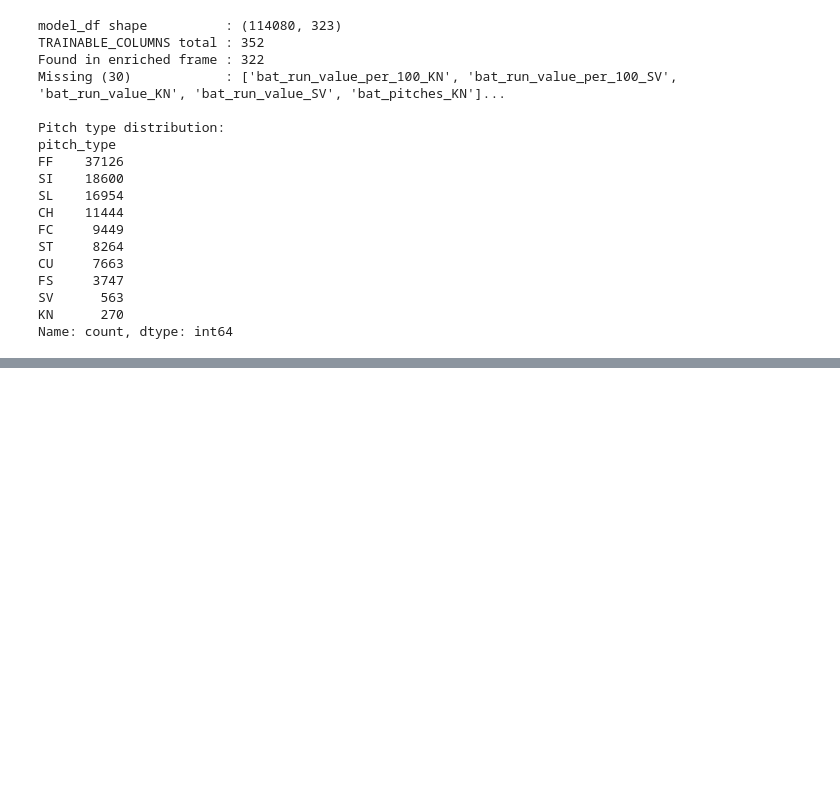
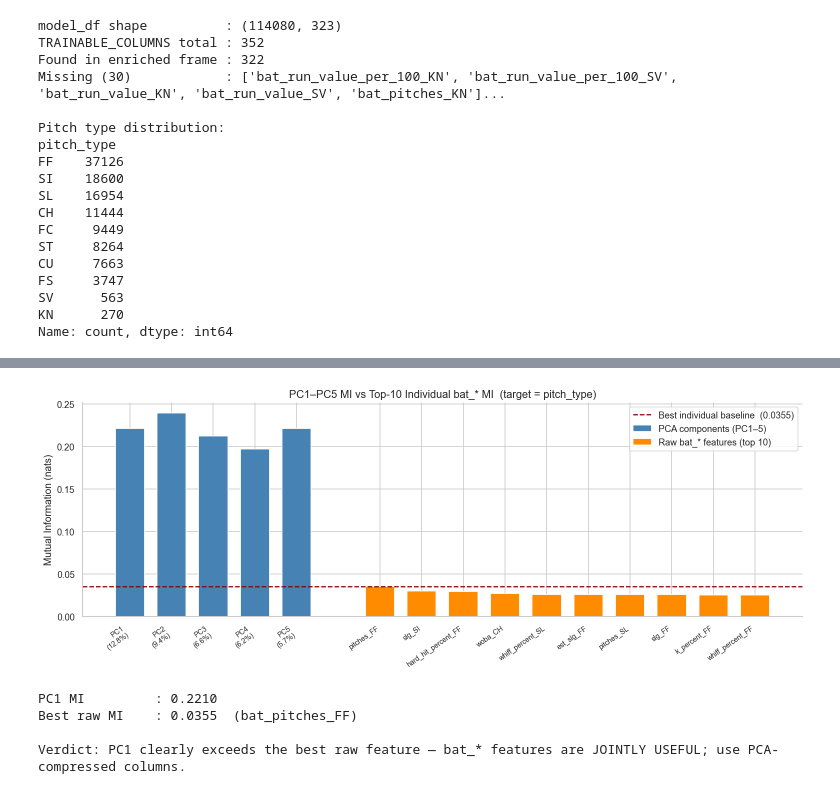
Before and after one commit to yihoolan/MLB-Pitch-Predictor, a Jupyter notebook: exploration/04_feature_importance_ml.ipynb, the cells around one changed output, grey strips where cells are left out. Saved outputs shown, nothing was run; the diff lists cells and outputs as text; code cells hidden in the pictures; blank space fills up the shorter version.

```diff
--- a/exploration/04_feature_importance_ml.ipynb
+++ b/exploration/04_feature_importance_ml.ipynb
@@ -155,0 +300,54 @@ Name: count, dtype: int64
+# %%
+### Visual 3 — PC1–PC5 MI vs top-10 individual bat_* MI (baseline)
+
+from sklearn.feature_selection import mutual_info_classif
+from sklearn.preprocessing import LabelEncoder
+
+y = LabelEncoder().fit_transform(model_df[LABEL_COLUMN])
+
+mi_pcs = mutual_info_classif(X_pcs,        y, discrete_features=False, random_state=42)
+mi_raw = mutual_info_classif(X_bat_scaled, y, discrete_features=False, random_state=42)
+
+mi_raw_series = pd.Series(mi_raw, index=bat_cols_avail).sort_values(ascending=False)
+top10_raw     = mi_raw_series.head(10)
+best_raw_mi   = top10_raw.max()
+
+### Short PC labels (no variance in bar — use title row instead)
+pc_bar_labels = [f"PC{i+1}\n({var:.1%})" for i, var in enumerate(pca.explained_variance_ratio_)]
+raw_bar_labels = [c.replace("bat_", "") for c in top10_raw.index]
+
+x_pc  = list(range(5))
+x_raw = [i + 6 for i in range(10)]
+
+fig, ax = plt.subplots(figsize=(13, 5))
+ax.bar(x_pc,  mi_pcs,          color="steelblue",  width=0.7, edgecolor="white", label="PCA components (PC1–5)")
+ax.bar(x_raw, top10_raw.values, color="darkorange", width=0.7, edgecolor="white", label="Raw bat_* features (top 10)")
+
+ax.axhline(best_raw_mi, color="darkred", linestyle="--", linewidth=1.5,
+           label=f"Best individual baseline  ({best_raw_mi:.4f})")
+
+ax.set_xticks(x_pc + x_raw)
+ax.set_xticklabels(pc_bar_labels + raw_bar_labels, rotation=35, ha="right", fontsize=8.5)
+ax.set_ylabel("Mutual Information (nats)")
+ax.set_title("PC1–PC5 MI vs Top-10 Individual bat_* MI  (target = pitch_type)", fontsize=13)
+ax.legend(loc="upper right")
+sns.despine()
+plt.tight_layout()
+plt.show()
+
+### Verdict
+print(f"\nPC1 MI         : {mi_pcs[0]:.4f}")
+print(f"Best raw MI    : {best_raw_mi:.4f}  ({top10_raw.idxmax()})")
+if mi_pcs[0] > best_raw_mi * 1.10:
+    verdict = "PC1 clearly exceeds the best raw feature — bat_* features are JOINTLY USEFUL; use PCA-compressed columns."
+elif mi_pcs[0] > best_raw_mi:
+    verdict = "PC1 slightly exceeds the best raw feature — marginal collective gain; worth investigating further."
+else:
+    verdict = "PC1 does not beat the best raw feature — bat_* features appear to carry no collective signal beyond individual features."
+print(f"\nVerdict: {verdict}")
+# %% [output]
+[figure, added]
+PC1 MI         : 0.2210
+Best raw MI    : 0.0355  (bat_pitches_FF)
+
+Verdict: PC1 clearly exceeds the best raw feature — bat_* features are JOINTLY USEFUL; use PCA-compressed columns.
```
Also changed, not shown: parts of 3 cells of this notebook.
